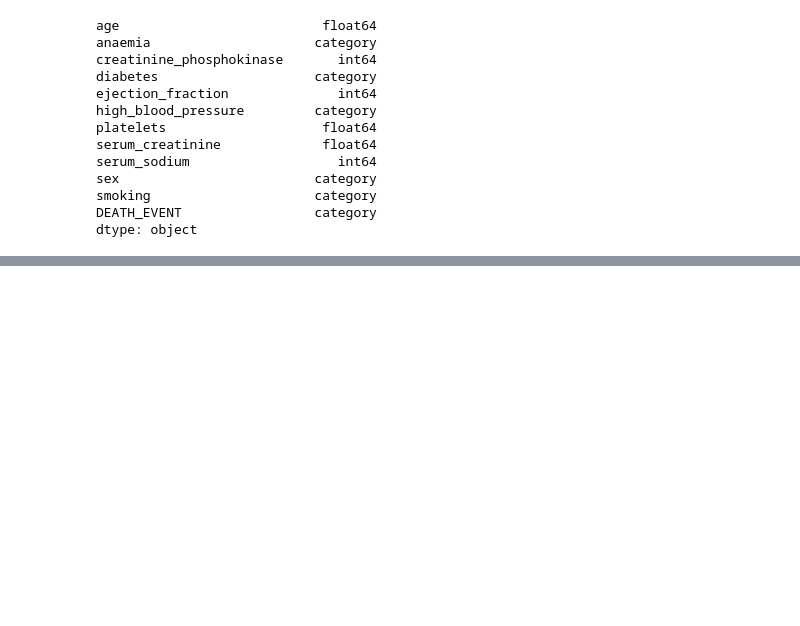
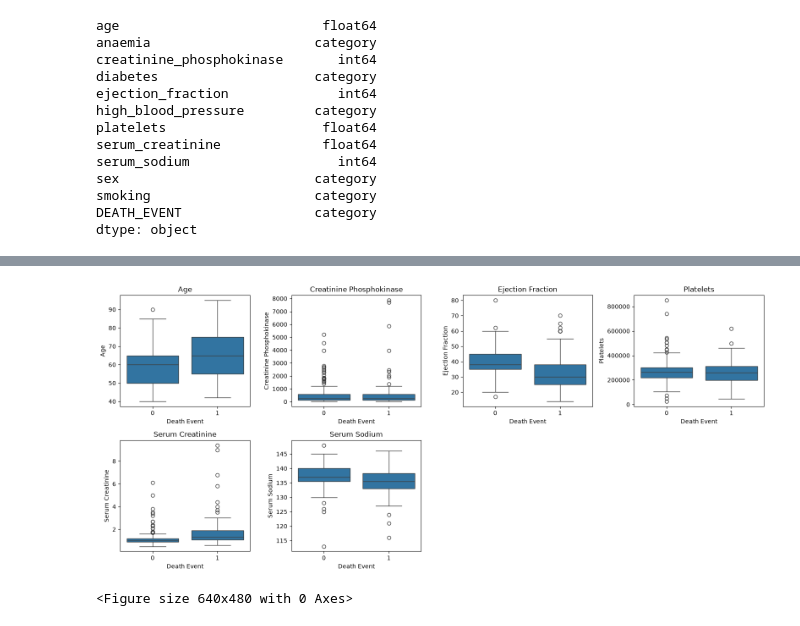
Before and after one commit to jettquitteau/heart_disease_prediction, a Jupyter notebook: heart-disease-pipeline.ipynb, the cells around one changed output, grey strips where cells are left out. Saved outputs shown, nothing was run; the diff lists cells and outputs as text; code cells hidden in the pictures; blank space fills up the shorter version.

```diff
--- a/heart-disease-pipeline.ipynb
+++ b/heart-disease-pipeline.ipynb
@@ -81,0 +244,23 @@ heart.describe()
+# %%
+num_cols = ["age", "creatinine_phosphokinase", "ejection_fraction",
+            "platelets", "serum_creatinine", "serum_sodium"]
+
+fig, axes = plt.subplots(2, 4, figsize=(16, 7))
+axes = axes.flatten()
+
+for ax, col in zip(axes, num_cols):
+    sns.boxplot(x="DEATH_EVENT", y=col, data=heart, ax=ax)
+    ax.set_title(col.replace("_", " ").title())
+    ax.set_xlabel("Death Event")
+    ax.set_ylabel(col.replace("_", " ").title())
+
+# hide the unused 8th panel
+for ax in axes[len(num_cols):]:
+    ax.set_visible(False)
+
+plt.tight_layout()
+plt.show()
+plt.clf()
+# %% [output]
+[figure, added]
+<Figure size 640x480 with 0 Axes>
```
Also changed, not shown: parts of 17 cells of this notebook.
